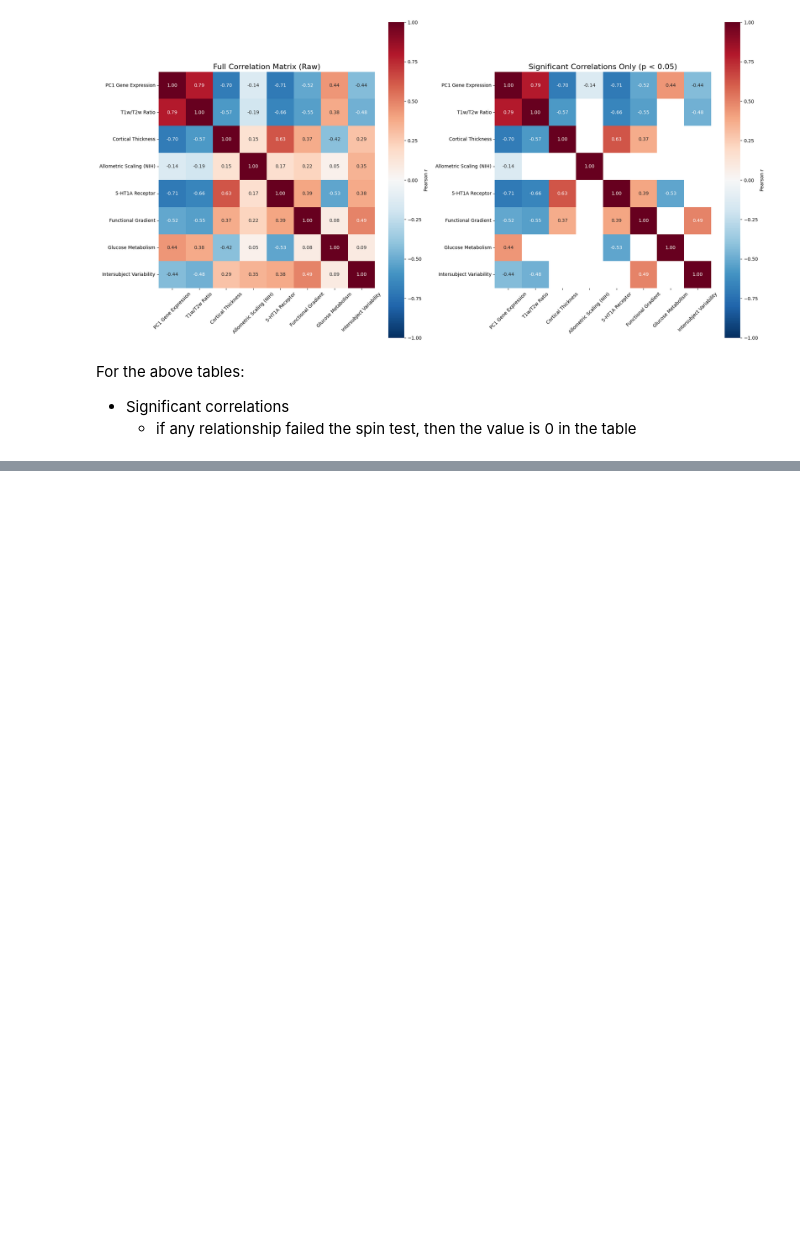
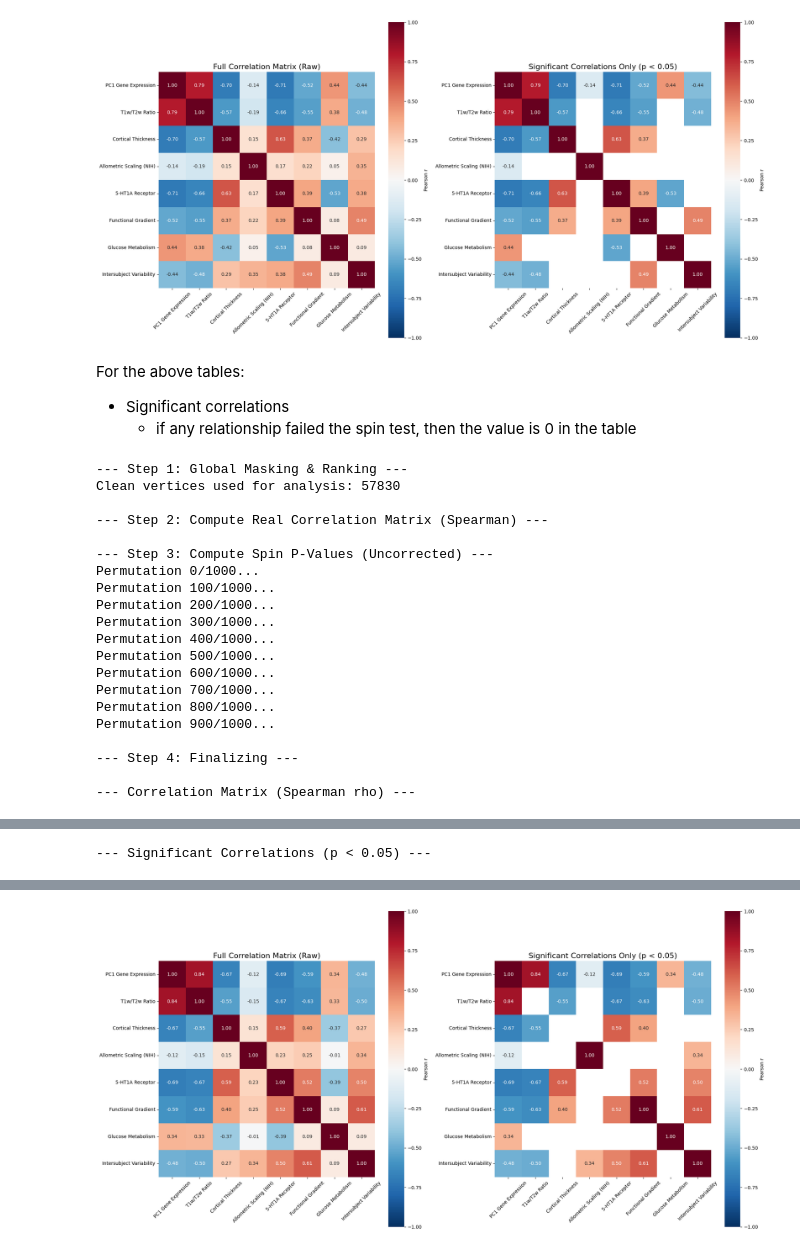
Before and after one commit to kesouder/BrainMap_Analysis, a Jupyter notebook: main.ipynb, the cells around one changed output, grey strips where cells are left out. Drawn from its saved outputs; the diff is of its cells as text; code cells hidden in the pictures; blank space fills up the shorter version.

Commit message:
spearman correlation matrix, but need to do scatter plots still

```diff
--- a/main.ipynb
+++ b/main.ipynb
@@ -669,0 +764,43 @@ For the above tables:
+# %%
+# --- RUN THIS CELL TO COMPUTE MATRIX ---
+
+# Call the function from analysis_pipeline.py
+# We pass readable_map_names here so the tables use the clean names
+df_corr, df_pvals, df_significant = compute_preliminary_matrix_spearman(
+    prepared_maps,
+    map_names,
+    nulls_list,
+    n_perm=1000,
+    readable_map_names=readable_map_names
+)
+
+# Display the results
+print("\n--- Correlation Matrix (Spearman rho) ---")
+display(df_corr)
+
+print("\n--- Significant Correlations (p < 0.05) ---")
+display(df_significant)
+
+# Optional: Plot the heatmaps immediately
+plot_correlation_heatmaps(df_corr, df_significant)
+# %% [output]
+--- Step 1: Global Masking & Ranking ---
+Clean vertices used for analysis: 57830
+
+--- Step 2: Compute Real Correlation Matrix (Spearman) ---
+
+--- Step 3: Compute Spin P-Values (Uncorrected) ---
+Permutation 0/1000...
+Permutation 100/1000...
+Permutation 200/1000...
+Permutation 300/1000...
+Permutation 400/1000...
+Permutation 500/1000...
+Permutation 600/1000...
+Permutation 700/1000...
+Permutation 800/1000...
+Permutation 900/1000...
+
+--- Step 4: Finalizing ---
+
+--- Correlation Matrix (Spearman rho) ---
@@ -669,0 +816 @@ For the above tables:
+--- Significant Correlations (p < 0.05) ---
@@ -669,0 +826 @@ For the above tables:
+[figure, added]
```
Also changed, not shown: parts of 3 cells of this notebook.
